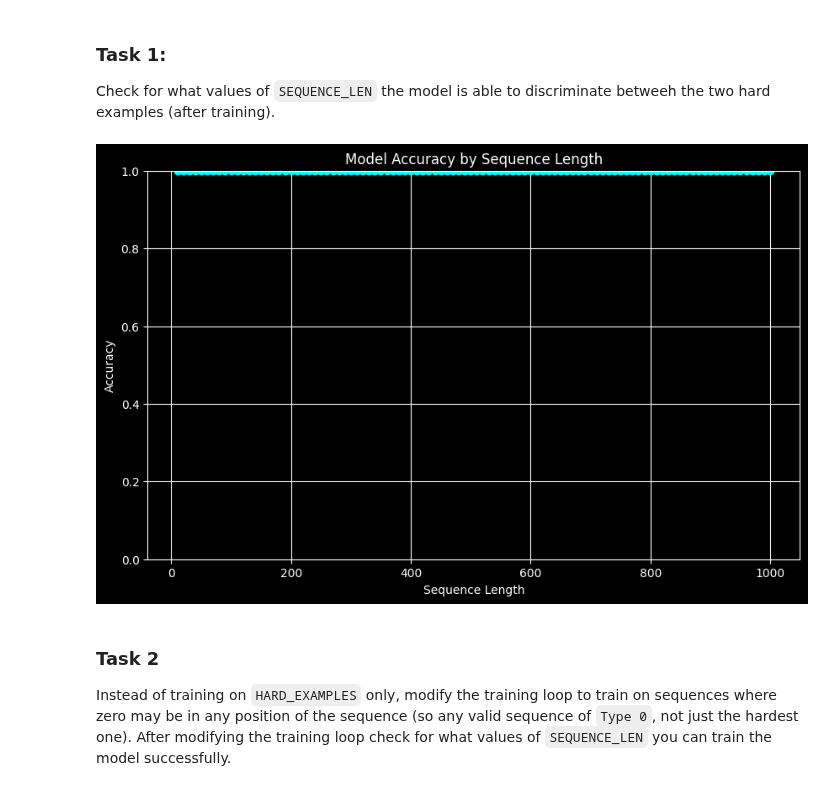
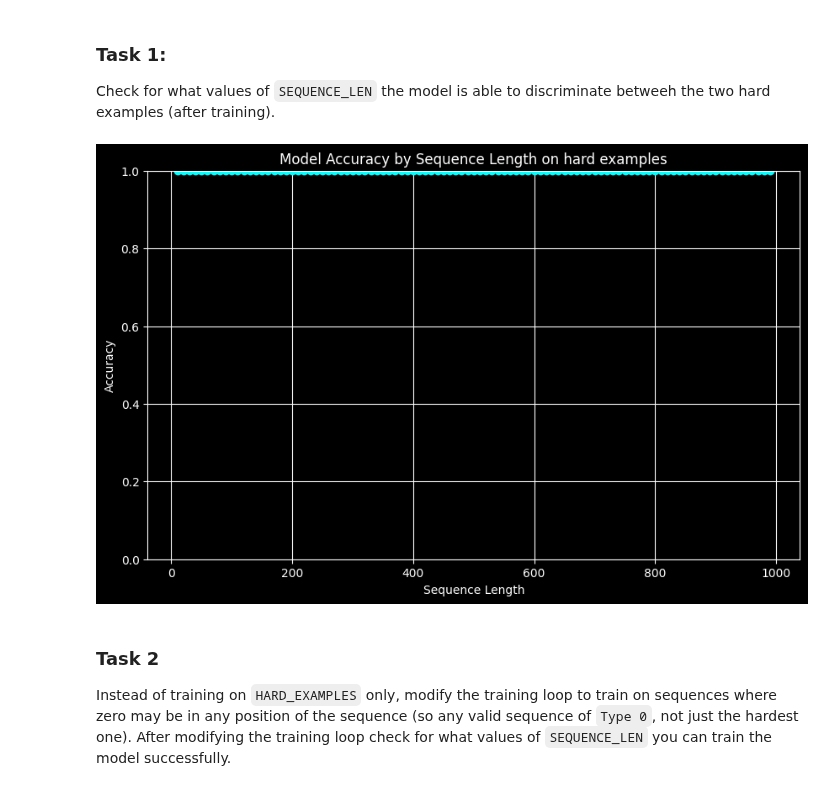
Before and after one commit to aderylo/DNN-23, a Jupyter notebook: notebooks/lab10.ipynb, the cells around one changed output. Saved outputs shown, nothing was run; the diff lists cells and outputs as text; code cells hidden in the pictures.

```diff
--- a/notebooks/lab10.ipynb
+++ b/notebooks/lab10.ipynb
@@ -253,7 +255,7 @@ def train(hidden_dim: int, lr: float, num_steps:int = 10000, data = HARD_EXAMPLE
 model = train(hidden_dim=20, lr=0.01, num_steps=1000, data=HARD_EXAMPLES)
 results = {}
 
-for seq_len in range(10, 1010, 10):
+for seq_len in range(10, 1000, 10):
     hard_examples = [([0.]+(seq_len -1)*[1.], 0),
                  (seq_len *[1.], 1)]
 
@@ -262,20 +264,20 @@ for seq_len in range(10, 1010, 10):
 # %%
 import matplotlib.pyplot as plt
 sequence_lengths = list(results.keys())
 accuracies = list(results.values())
 
 plt.style.use('dark_background')
 
 plt.figure(figsize=(10, 6))
 plt.plot(sequence_lengths, accuracies, marker='o', color='cyan')
-plt.title('Model Accuracy by Sequence Length', color='white')
+plt.title('Model Accuracy by Sequence Length on hard examples', color='white')
 plt.xlabel('Sequence Length', color='white')
 plt.ylabel('Accuracy', color='white')
 plt.ylim(0, 1)
 plt.grid(True)
 plt.show()
 # %% [output]
-[figure, old version]
+[figure, new version]
 # %% [markdown]
 ### Task 2
 
```
Also changed, not shown: parts of 7 cells of this notebook.
